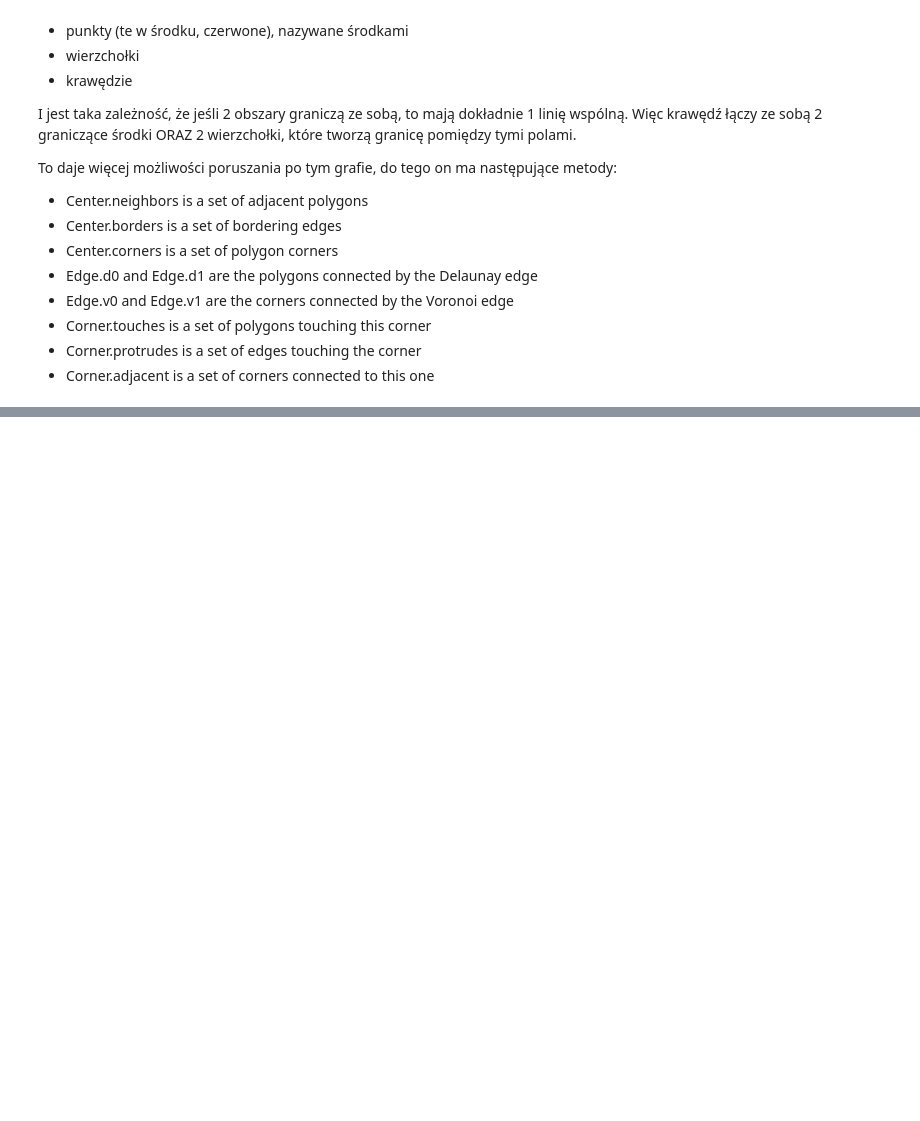
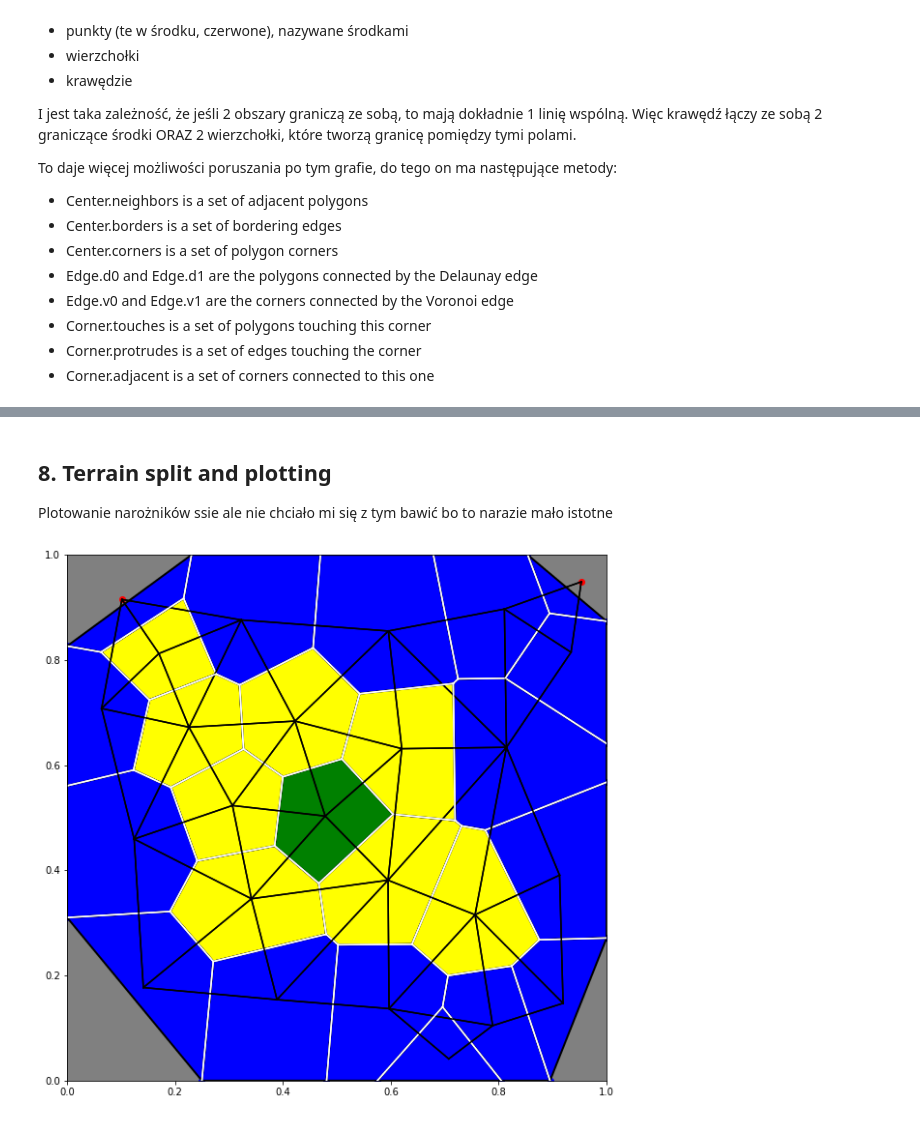
Before and after one commit to TheFebrin/Polygonal-Map-Generation-for-Games, a Jupyter notebook: main_notebook.ipynb, the cells around one changed output, grey strips where cells are left out. Saved outputs shown, nothing was run; the diff lists cells and outputs as text; code cells hidden in the pictures; blank space fills up the shorter version.

Commit message:
Added section showing assigning terrain type to the map

```diff
--- a/main_notebook.ipynb
+++ b/main_notebook.ipynb
@@ -162,0 +163,3 @@ g.plot_map()
+# %% [markdown]
+## 8. Terrain split and plotting
+Plotowanie narożników ssie ale nie chciało mi się z tym bawić bo to narazie mało istotne
@@ -162,0 +170,4 @@ g.plot_map()
+# %%
+g.plot_map_with_terrain_types()
+# %% [output]
+[figure, added]
```
Also changed, not shown: parts of 11 cells of this notebook.
